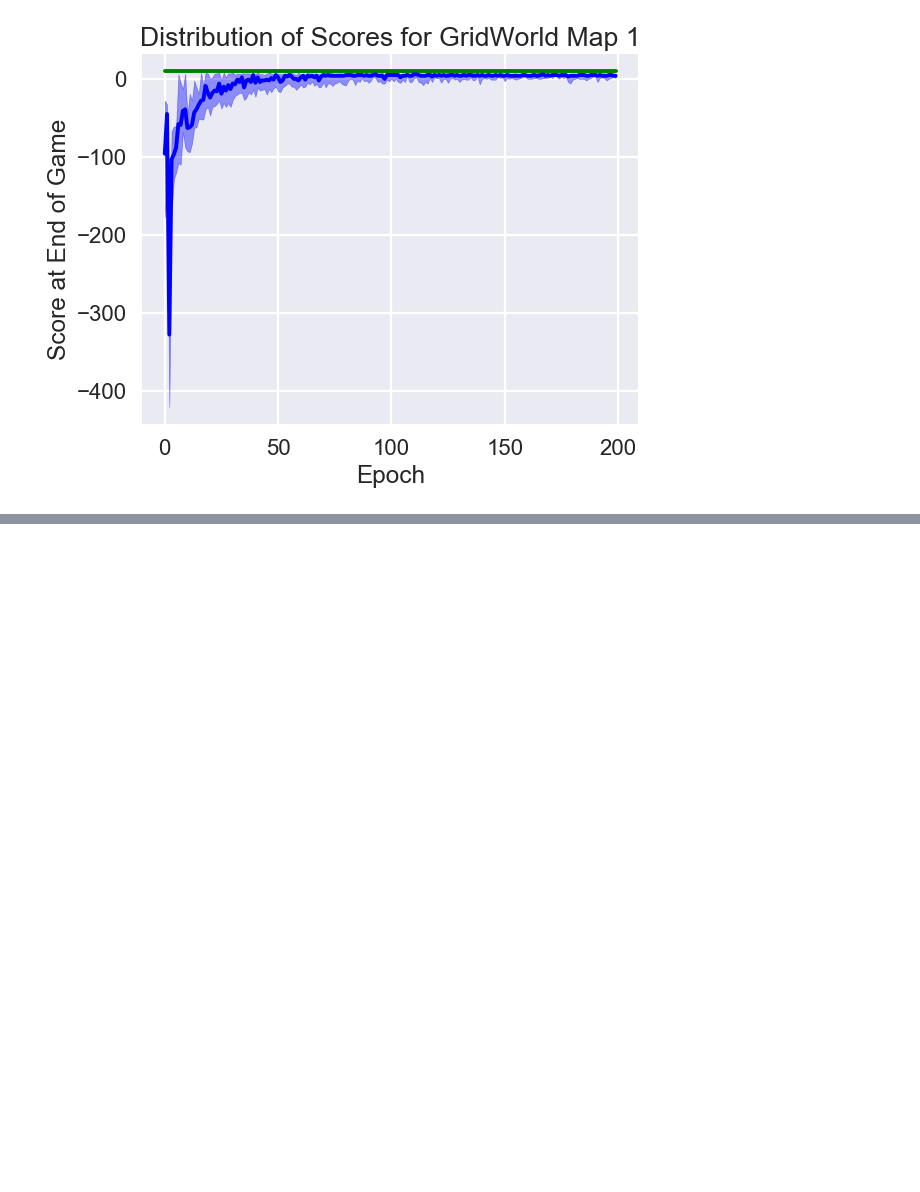
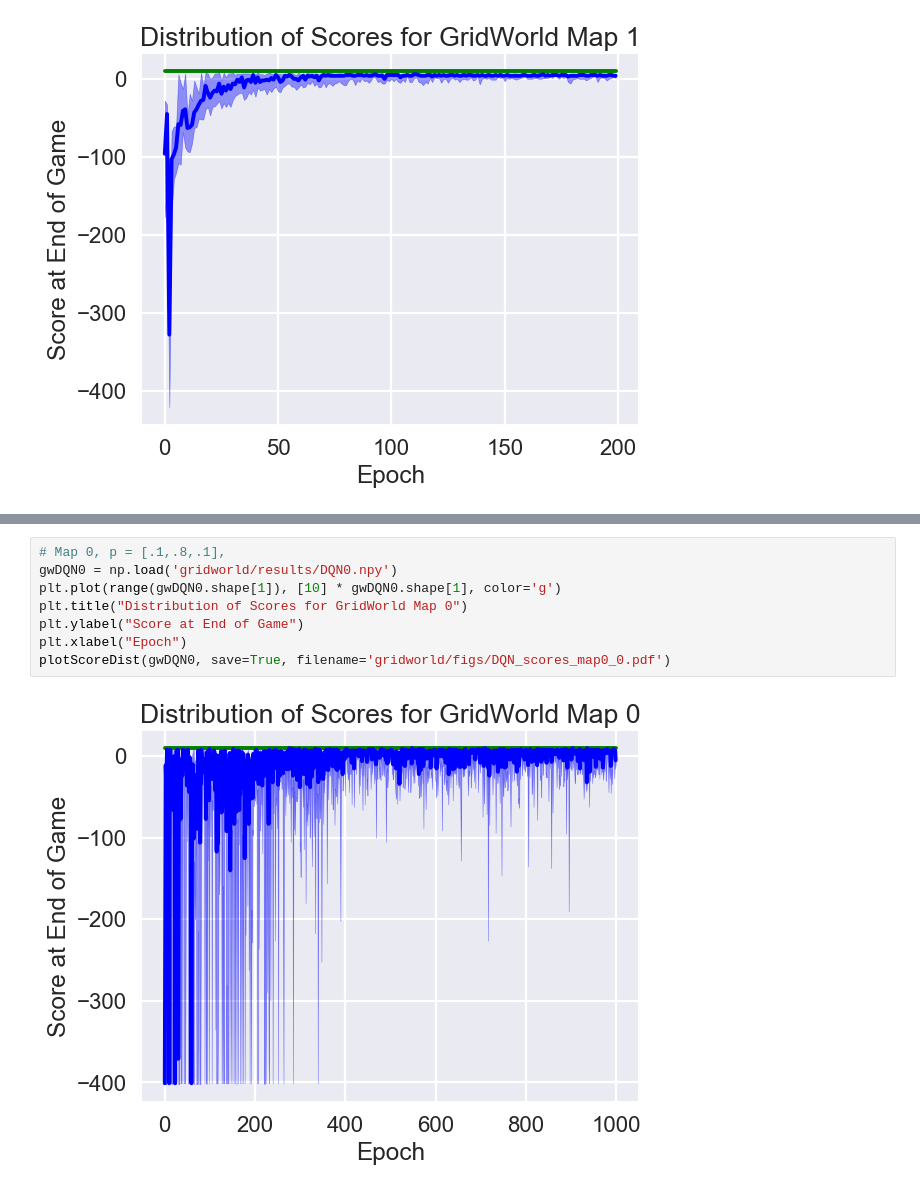
Before and after one commit to EverettSussman/QLearning, a Jupyter notebook: python/Analyze RL Performance.ipynb, the cells around one changed output, grey strips where cells are left out. Drawn from its saved outputs; the diff is of its cells as text; blank space fills up the shorter version.

```diff
--- a/python/Analyze RL Performance.ipynb
+++ b/python/Analyze RL Performance.ipynb
@@ -97,0 +104,10 @@ plotScoreDist(gw3, save=True, filename='gridworld/figs/scores_map1_1.pdf')
+# %%
+# Map 0, p = [.1,.8,.1],
+gwDQN0 = np.load('gridworld/results/DQN0.npy')
+plt.plot(range(gwDQN0.shape[1]), [10] * gwDQN0.shape[1], color='g')
+plt.title("Distribution of Scores for GridWorld Map 0")
+plt.ylabel("Score at End of Game")
+plt.xlabel("Epoch")
+plotScoreDist(gwDQN0, save=True, filename='gridworld/figs/DQN_scores_map0_0.pdf')
+# %% [output]
+[figure, added]
```
Also changed, not shown: parts of 3 cells of this notebook, 7 other files.
